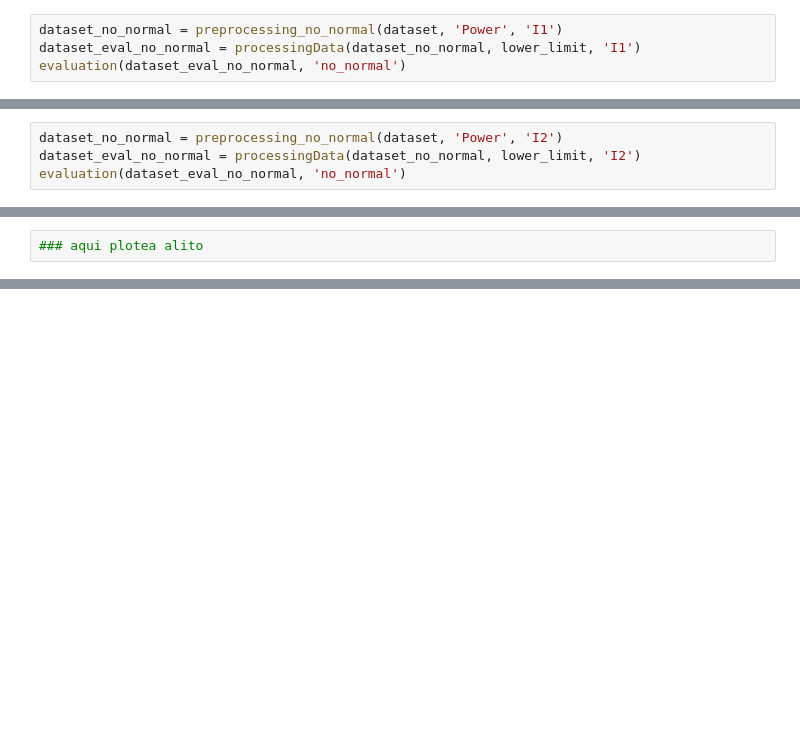
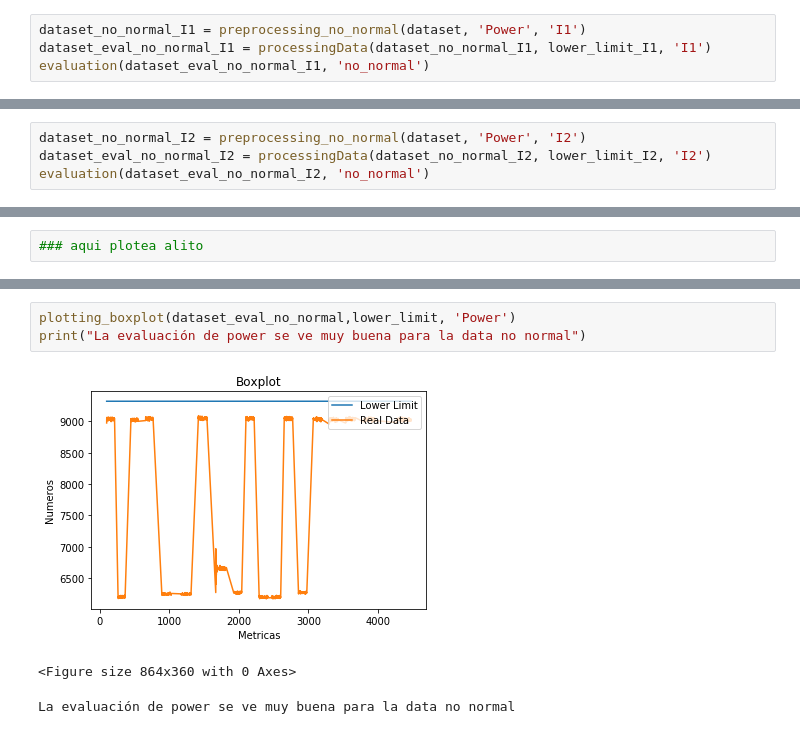
Before and after one commit to alebermudez94/Investigation, a Jupyter notebook: src/Outliers_v2.ipynb, the cells around one changed output, grey strips where cells are left out. Drawn from its saved outputs; the diff is of its cells as text; blank space fills up the shorter version.

```diff
--- a/src/Outliers_v2.ipynb
+++ b/src/Outliers_v2.ipynb
@@ -115,9 +119,9 @@ el shape de la data es (1985,)
  el tipo de estructura es  <class 'pandas.core.frame.DataFrame'>
  la cantidad de valores normales fueron 1981 y la cantidad de no normales es de 4 para un acuracy de 99.7984886649874 %
 # %%
-dataset_no_normal = preprocessing_no_normal(dataset, 'Power', 'I1')
-dataset_eval_no_normal = processingData(dataset_no_normal, lower_limit, 'I1')
-evaluation(dataset_eval_no_normal, 'no_normal')
+dataset_no_normal_I1 = preprocessing_no_normal(dataset, 'Power', 'I1')
+dataset_eval_no_normal_I1 = processingData(dataset_no_normal_I1, lower_limit_I1, 'I1')
+evaluation(dataset_eval_no_normal_I1, 'no_normal')
 # %% [output]
 el shape de la data es (2493,)
  el tipo de estructura es  <class 'pandas.core.frame.DataFrame'>
@@ -133,9 +137,9 @@ el shape de la data es (1985,)
  el tipo de estructura es  <class 'pandas.core.frame.DataFrame'>
  la cantidad de valores normales fueron 1953 y la cantidad de no normales es de 32 para un acuracy de 98.38790931989925 %
 # %%
-dataset_no_normal = preprocessing_no_normal(dataset, 'Power', 'I2')
-dataset_eval_no_normal = processingData(dataset_no_normal, lower_limit, 'I2')
-evaluation(dataset_eval_no_normal, 'no_normal')
+dataset_no_normal_I2 = preprocessing_no_normal(dataset, 'Power', 'I2')
+dataset_eval_no_normal_I2 = processingData(dataset_no_normal_I2, lower_limit_I2, 'I2')
+evaluation(dataset_eval_no_normal_I2, 'no_normal')
 # %% [output]
 el shape de la data es (2493,)
  el tipo de estructura es  <class 'pandas.core.frame.DataFrame'>
@@ -162,0 +196,7 @@ el shape de la data es (2493,)
+# %%
+plotting_boxplot(dataset_eval_no_normal,lower_limit, 'Power')
+print("La evaluación de power se ve muy buena para la data no normal")
+# %% [output]
+[figure, added]
+<Figure size 864x360 with 0 Axes>
+La evaluación de power se ve muy buena para la data no normal
```
Also changed, not shown: parts of 12 cells of this notebook.
